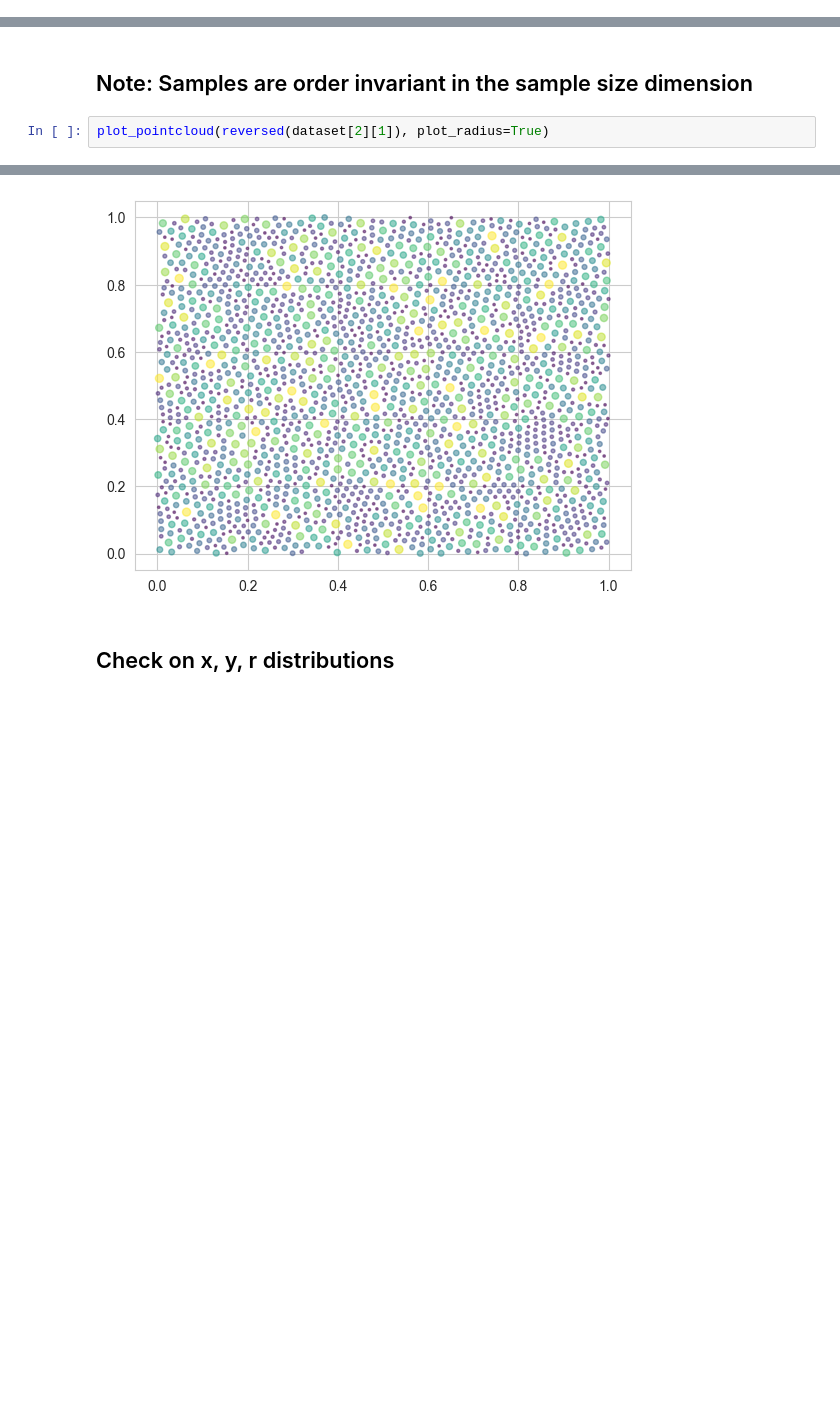
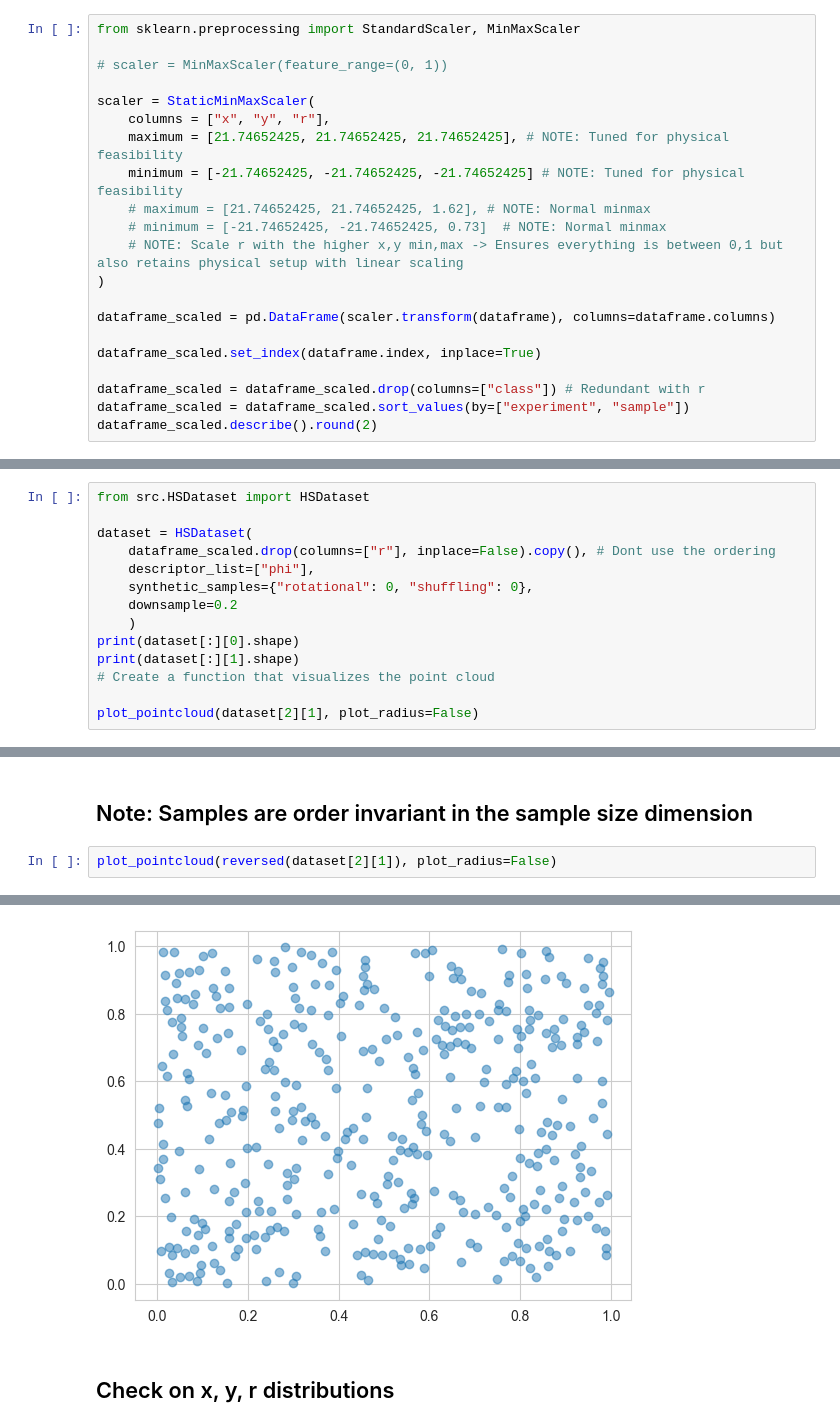
Before and after one commit to Veikko-Saikkonen/hard-spheres, a Jupyter notebook: Notebooks/HardSpheres_v1.ipynb, the cells around one changed output, grey strips where cells are left out. Saved outputs shown, nothing was run; the diff lists cells and outputs as text; blank space fills up the shorter version.

```diff
--- a/Notebooks/HardSpheres_v1.ipynb
+++ b/Notebooks/HardSpheres_v1.ipynb
@@ -105,0 +129,21 @@ dataframe_scaled = dataframe_scaled.drop(columns=["class"]) # Redundant with r
+# %%
+from sklearn.preprocessing import StandardScaler, MinMaxScaler
+
+# scaler = MinMaxScaler(feature_range=(0, 1))
+
+scaler = StaticMinMaxScaler(
+    columns = ["x", "y", "r"],
+    maximum = [21.74652425, 21.74652425, 21.74652425], # NOTE: Tuned for physical feasibility
+    minimum = [-21.74652425, -21.74652425, -21.74652425] # NOTE: Tuned for physical feasibility
+    # maximum = [21.74652425, 21.74652425, 1.62], # NOTE: Normal minmax
+    # minimum = [-21.74652425, -21.74652425, 0.73]  # NOTE: Normal minmax
+    # NOTE: Scale r with the higher x,y min,max -> Ensures everything is between 0,1 but also retains physical setup with linear scaling
+)
+
+dataframe_scaled = pd.DataFrame(scaler.transform(dataframe), columns=dataframe.columns)
+
+dataframe_scaled.set_index(dataframe.index, inplace=True)
+
+dataframe_scaled = dataframe_scaled.drop(columns=["class"]) # Redundant with r
+dataframe_scaled = dataframe_scaled.sort_values(by=["experiment", "sample"])
+dataframe_scaled.describe().round(2)
@@ -179,0 +264,14 @@ plot_pointcloud(dataset[2][1], plot_radius=True)
+# %%
+from src.HSDataset import HSDataset
+
+dataset = HSDataset(
+    dataframe_scaled.drop(columns=["r"], inplace=False).copy(), # Dont use the ordering
+    descriptor_list=["phi"],
+    synthetic_samples={"rotational": 0, "shuffling": 0},
+    downsample=0.2
+    )
+print(dataset[:][0].shape)
+print(dataset[:][1].shape)
+# Create a function that visualizes the point cloud
+
+plot_pointcloud(dataset[2][1], plot_radius=False)
@@ -180,10 +289,10 @@ plot_pointcloud(dataset[2][1], plot_radius=True)
 # %% [markdown]
 ## Note: Samples are order invariant in the sample size dimension
 # %%
-plot_pointcloud(reversed(dataset[2][1]), plot_radius=True)
+plot_pointcloud(reversed(dataset[2][1]), plot_radius=False)
 # %% [output]
 <Axes: >
-[figure, old version]
+[figure, new version]
 # %% [markdown]
 ## Check on x, y, r distributions
 # %%
```
Also changed, not shown: parts of 46 cells of this notebook, 9 other files.
